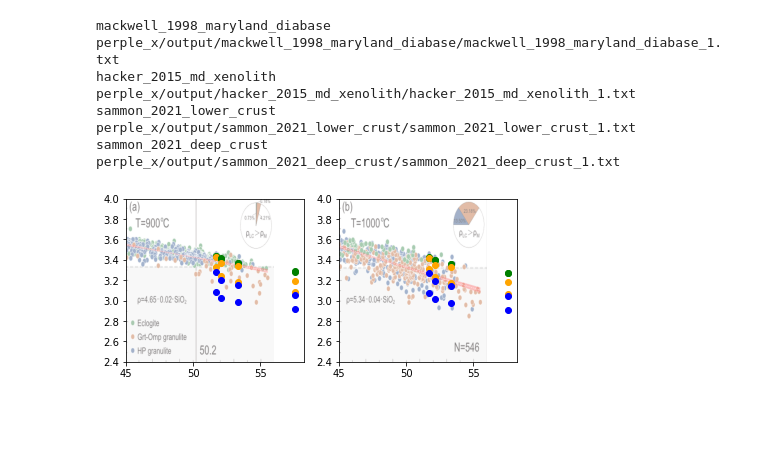
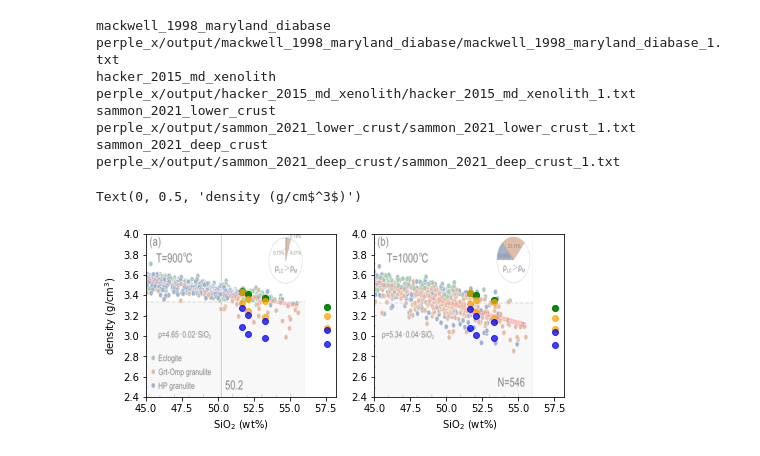
Before and after one commit to mitchellmcm27/eclogite-tcg, a Jupyter notebook: models/density_vs_xenoliths.ipynb, the cells around one changed output. Saved outputs shown, nothing was run; the diff lists cells and outputs as text; code cells hidden in the pictures; blank space fills up the shorter version.

Commit message:
add plot

```diff
--- a/models/density_vs_xenoliths.ipynb
+++ b/models/density_vs_xenoliths.ipynb
@@ -13,7 +13,7 @@ eps = 1.e-5 # default, 1.e-2
 img_a = plt.imread("figs/li2022_8a.png")
 img_b = plt.imread("figs/li2022_8b.png")
 
-fig = plt.figure(figsize=(7,3))
+fig = plt.figure(figsize=(7.5,3))
 
 ax1 = plt.subplot(1,2,1)
 plt.imshow(img_a, extent=[45, 56, 2.4, 4.0], aspect='auto', zorder=-1, alpha=0.5)
@@ -45,33 +45,39 @@ for composition, sio2, marker in comps:
     facies = [
         (900., 2.25e4, 'green'), # eclogite
         (900., 2.0e4, 'green'), # eclogite
         (900., 1.75e4, 'orange'), # grt-omp granulite
         (900., 1.5e4, 'orange'), # grt-omp granulite
         (900., 1.25e4, 'blue'), # granulite
         (900., 1.0e4, 'blue'), # granulite
     ]
 
     for T, P, color in facies:
 
         # equilibrate at given facies
         ode.solve(T+273.15,P,Fi0,cik0,1,Da=1e6)
 
         # set ambient P,T
         ode.p = 21e3 # bar
         ode.T = 900.0+273.15
         rho1 = ode.final_rho()
-        ax1.plot(sio2,rho1/10.,marker,color=color)
+        ax1.plot(sio2,rho1/10.,marker,color=color,alpha=0.75)
 
         ode.T = 1000.0+273.15
         rho2 = ode.final_rho()
-        ax2.plot(sio2,rho2/10.,marker,color=color)
+        ax2.plot(sio2,rho2/10.,marker,color=color,alpha=0.75)
+
+ax1.set_xlabel("SiO$_2$ (wt%)")
+ax2.set_xlabel("SiO$_2$ (wt%)")
+ax1.set_ylabel("density (g/cm$^3$)")
+plt.savefig("output/density_vs_xenoliths.png")
 # %% [output]
 mackwell_1998_maryland_diabase
 perple_x/output/mackwell_1998_maryland_diabase/mackwell_1998_maryland_diabase_1.txt
 hacker_2015_md_xenolith
 perple_x/output/hacker_2015_md_xenolith/hacker_2015_md_xenolith_1.txt
 sammon_2021_lower_crust
 perple_x/output/sammon_2021_lower_crust/sammon_2021_lower_crust_1.txt
 sammon_2021_deep_crust
 perple_x/output/sammon_2021_deep_crust/sammon_2021_deep_crust_1.txt
+Text(0, 0.5, 'density (g/cm$^3$)')
-[figure, old version]
+[figure, new version]
```
Also changed, not shown: 1 other file.
